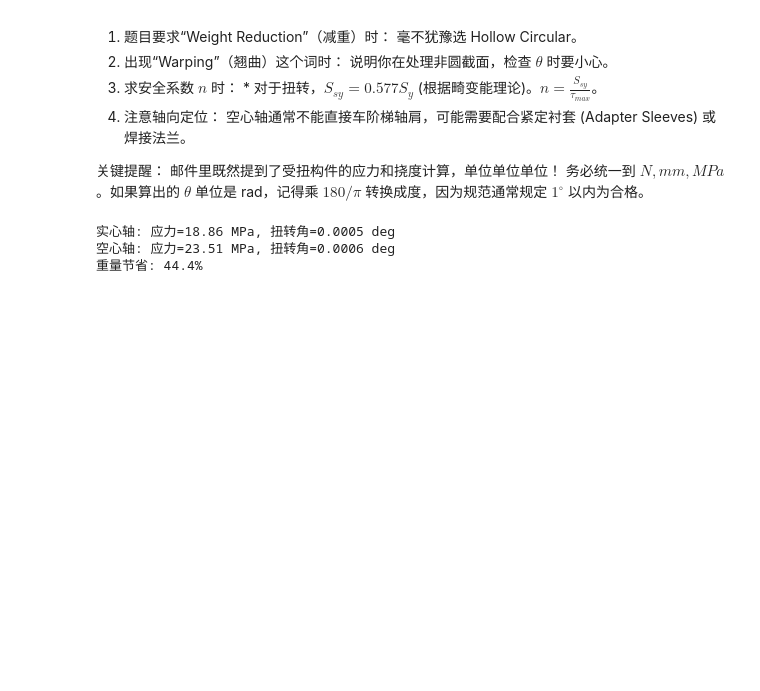
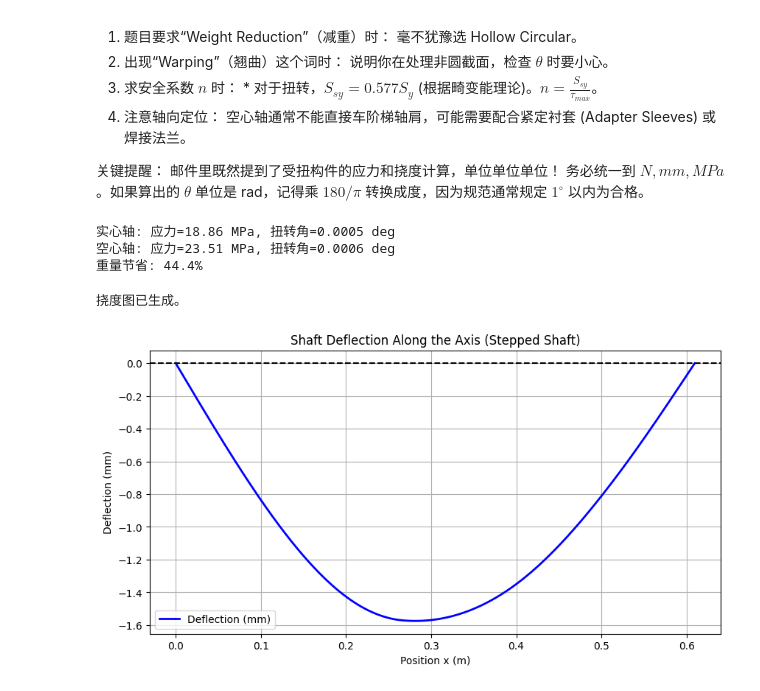
Before and after one commit to ZhuoruiYUN/GTIIT, a Jupyter notebook: Mechanical_design/Exam/Calculate-deflection.ipynb, the cells around one changed output. Cells and saved outputs as stored; diff of their text form; code cells hidden in the pictures; blank space fills up the shorter version.

```diff
--- a/Mechanical_design/Exam/Calculate-deflection.ipynb
+++ b/Mechanical_design/Exam/Calculate-deflection.ipynb
@@ -46,3 +46,83 @@ torsion_analysis(100, 500)
 实心轴: 应力=18.86 MPa, 扭转角=0.0005 deg
 空心轴: 应力=23.51 MPa, 扭转角=0.0006 deg
 重量节省: 44.4%
+# %%
+import numpy as np
+import matplotlib.pyplot as plt
+
+# ==========================================
+# 1. 输入参数 (根据你的设计修改)
+# ==========================================
+L = 0.6096          # 轴总长 (m)
+E = 205e9           # 弹性模量 (Pa)
+RA = 7117.3         # 左支座反力 (N)
+F1 = 5337.9         # 载荷1 (N)
+pos_F1 = 0.2032     # 载荷1位置 (m)
+F2 = 10676.0        # 载荷2 (N)
+pos_F2 = 0.4064     # 载荷2位置 (m)
+
+# 定义直径的变化点和对应的直径 (m) [cite: 169, 194, 224]
+# 这里的逻辑是：在哪些位置直径发生了变化
+x_breaks = [0, 0.2667, 0.5207, 0.6096]
+d_values = [0.041275, 0.047625, 0.044450] # 每一段的直径
+
+# ==========================================
+# 2. 计算过程 (自动运行)
+# ==========================================
+# 将轴细分为 1000 个微小单元
+n_points = 1000
+x = np.linspace(0, L, n_points)
+dx = L / (n_points - 1)
+
+# A. 计算每一点的弯矩 M(x)
+M = np.zeros(n_points)
+for i, xi in enumerate(x):
+    # 弯矩 = 支反力矩 - 各个载荷力矩
+    m = RA * xi
+    if xi > pos_F1: m -= F1 * (xi - pos_F1)
+    if xi > pos_F2: m -= F2 * (xi - pos_F2)
+    M[i] = m
+
+# B. 计算每一点的惯性矩 I(x) [cite: 170]
+I = np.zeros(n_points)
+for i, xi in enumerate(x):
+    # 根据当前位置 xi 判断属于哪一段直径
+    idx = 0
+    for j in range(len(x_breaks)-1):
+        if x_breaks[j] <= xi <= x_breaks[j+1]:
+            idx = j
+            break
+    I[i] = np.pi * (d_values[idx]**4) / 64
+
+# C. 计算曲率 (M / EI)
+curvature = M / (E * I)
+
+# D. 第一次数值积分：求斜率 (Slope)
+# 注意：积分会产生常数，我们先假设初始斜率为0
+slope_raw = np.cumsum(curvature) * dx
+
+# E. 第二次数值积分：求挠度 (Deflection)
+# 同样先假设初始挠度为0
+v_raw = np.cumsum(slope_raw) * dx
+
+# F. 修正边界条件 (Boundary Conditions)
+# 真正的挠度 v 在两个支座处(x=0 和 x=L)必须为 0
+# 我们通过线性修正，把倾斜的 v_raw 拉平
+v_final = v_raw - (v_raw[0] + (x / L) * (v_raw[-1] - v_raw[0]))
+
+# ==========================================
+# 3. 绘图 (Plot)
+# ==========================================
+plt.figure(figsize=(10, 5))
+plt.plot(x, v_final * 1000, label='Deflection (mm)', color='blue', lw=2)
+plt.axhline(0, color='black', linestyle='--')
+plt.title("Shaft Deflection Along the Axis (Stepped Shaft)")
+plt.xlabel("Position x (m)")
+plt.ylabel("Deflection (mm)")
+plt.grid(True)
+plt.legend()
+plt.savefig('stepped_shaft_deflection.png')
+print("挠度图已生成。")
+# %% [output]
+挠度图已生成。
+[figure, added]
```
Also changed, not shown: 6 other files.
